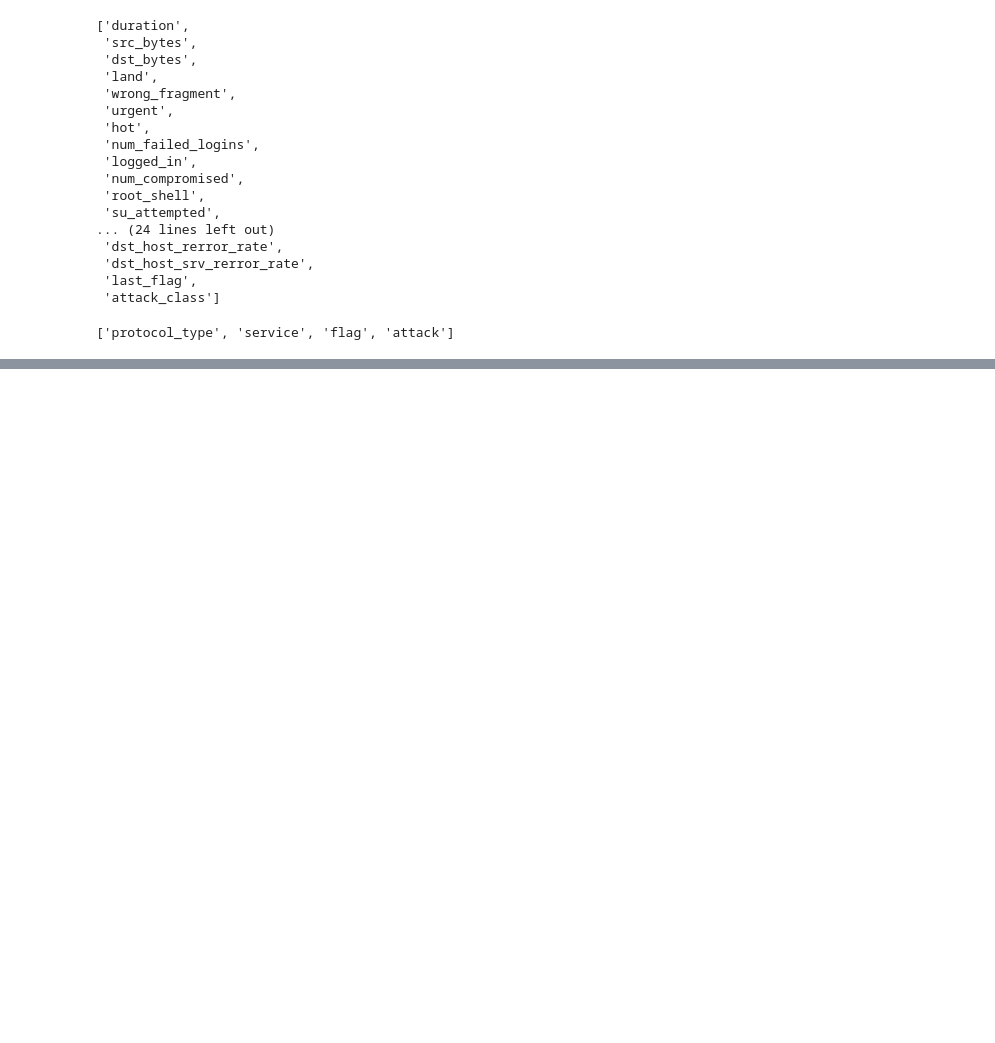
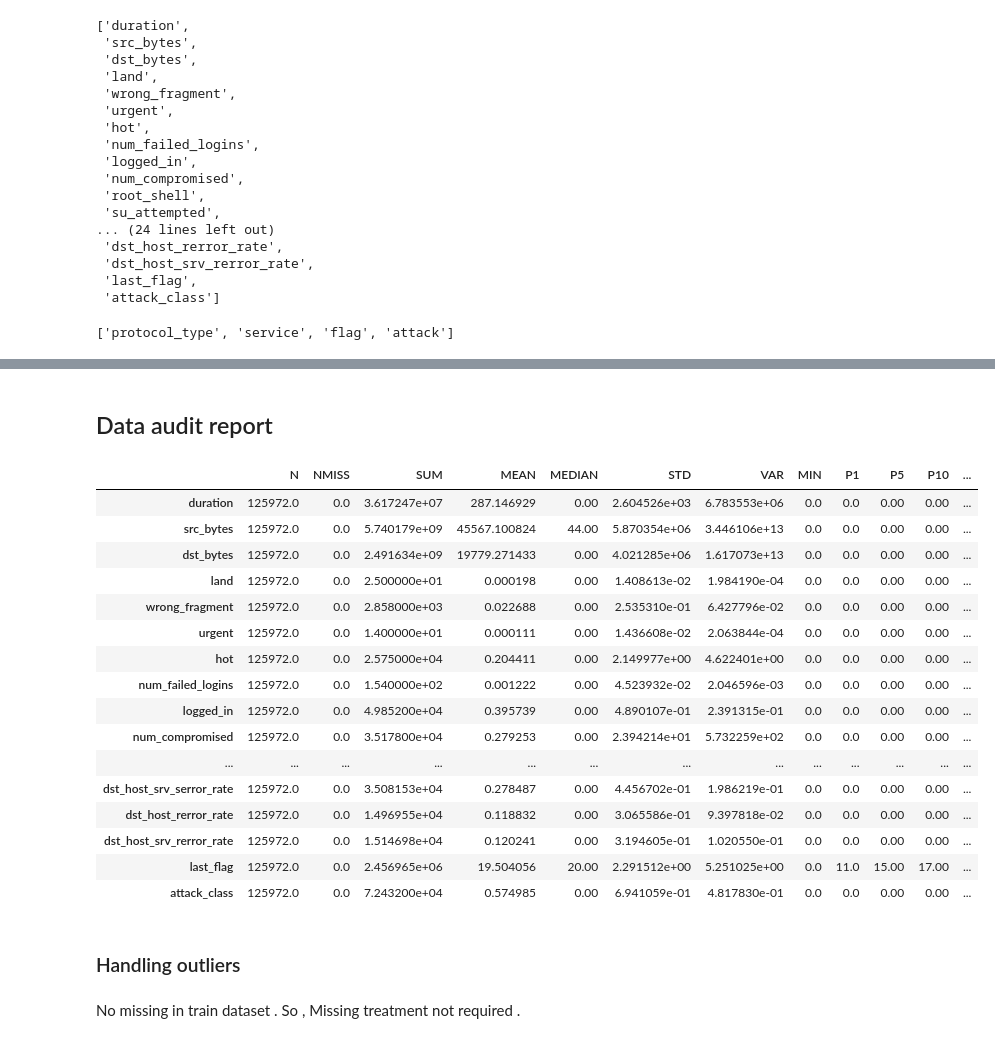
Before and after one commit to vansh412f/Enhanced_NIDS_prod, a Jupyter notebook: NIDS.ipynb, the cells around one changed output, grey strips where cells are left out. Drawn from its saved outputs; the diff is of its cells as text; code cells hidden in the pictures; blank space fills up the shorter version.

```diff
--- a/NIDS.ipynb
+++ b/NIDS.ipynb
@@ -277,3 +286,7 @@ numeric_var_names
 cat_var_names
 # %% [output]
 ['protocol_type', 'service', 'flag', 'attack']
+# %%
+train_num=train[numeric_var_names]
+test_num=test[numeric_var_names]
+train_num.head(5)
@@ -279,0 +312,29 @@ cat_var_names
+# %% [markdown]
+## Data audit report
+# %%
+# Creating Data audit Report
+def var_summary(x):
+    return pd.Series([x.count(), x.isnull().sum(), x.sum(), x.mean(), x.median(),  x.std(), x.var(), x.min(), x.dropna().quantile(0.01), x.dropna().quantile(0.05),x.dropna().quantile(0.10),x.dropna().quantile(0.25),x.dropna().quantile(0.50),x.dropna().quantile(0.75), x.dropna().quantile(0.90),x.dropna().quantile(0.95), x.dropna().quantile(0.99),x.max()],
+                  index=['N', 'NMISS', 'SUM', 'MEAN','MEDIAN', 'STD', 'VAR', 'MIN', 'P1' , 'P5' ,'P10' ,'P25' ,'P50' ,'P75' ,'P90' ,'P95' ,'P99' ,'MAX'])
+
+num_summary=train_num.apply(lambda x: var_summary(x)).T
+# %%
+num_summary
+# %% [output]
+|  | N | NMISS | SUM | MEAN | MEDIAN | STD | VAR | MIN | P1 | P5 | P10 | ... |
+| duration | 125972.0 | 0.0 | 3.617247e+07 | 287.146929 | 0.00 | 2.604526e+03 | 6.783553e+06 | 0.0 | 0.0 | 0.00 | 0.00 | ... |
+| src_bytes | 125972.0 | 0.0 | 5.740179e+09 | 45567.100824 | 44.00 | 5.870354e+06 | 3.446106e+13 | 0.0 | 0.0 | 0.00 | 0.00 | ... |
+| dst_bytes | 125972.0 | 0.0 | 2.491634e+09 | 19779.271433 | 0.00 | 4.021285e+06 | 1.617073e+13 | 0.0 | 0.0 | 0.00 | 0.00 | ... |
+| land | 125972.0 | 0.0 | 2.500000e+01 | 0.000198 | 0.00 | 1.408613e-02 | 1.984190e-04 | 0.0 | 0.0 | 0.00 | 0.00 | ... |
+| wrong_fragment | 125972.0 | 0.0 | 2.858000e+03 | 0.022688 | 0.00 | 2.535310e-01 | 6.427796e-02 | 0.0 | 0.0 | 0.00 | 0.00 | ... |
+| urgent | 125972.0 | 0.0 | 1.400000e+01 | 0.000111 | 0.00 | 1.436608e-02 | 2.063844e-04 | 0.0 | 0.0 | 0.00 | 0.00 | ... |
+| hot | 125972.0 | 0.0 | 2.575000e+04 | 0.204411 | 0.00 | 2.149977e+00 | 4.622401e+00 | 0.0 | 0.0 | 0.00 | 0.00 | ... |
+| num_failed_logins | 125972.0 | 0.0 | 1.540000e+02 | 0.001222 | 0.00 | 4.523932e-02 | 2.046596e-03 | 0.0 | 0.0 | 0.00 | 0.00 | ... |
+| logged_in | 125972.0 | 0.0 | 4.985200e+04 | 0.395739 | 0.00 | 4.890107e-01 | 2.391315e-01 | 0.0 | 0.0 | 0.00 | 0.00 | ... |
+| num_compromised | 125972.0 | 0.0 | 3.517800e+04 | 0.279253 | 0.00 | 2.394214e+01 | 5.732259e+02 | 0.0 | 0.0 | 0.00 | 0.00 | ... |
+| ... | ... | ... | ... | ... | ... | ... | ... | ... | ... | ... | ... | ... |
+| dst_host_srv_serror_rate | 125972.0 | 0.0 | 3.508153e+04 | 0.278487 | 0.00 | 4.456702e-01 | 1.986219e-01 | 0.0 | 0.0 | 0.00 | 0.00 | ... |
+| dst_host_rerror_rate | 125972.0 | 0.0 | 1.496955e+04 | 0.118832 | 0.00 | 3.065586e-01 | 9.397818e-02 | 0.0 | 0.0 | 0.00 | 0.00 | ... |
+| dst_host_srv_rerror_rate | 125972.0 | 0.0 | 1.514698e+04 | 0.120241 | 0.00 | 3.194605e-01 | 1.020550e-01 | 0.0 | 0.0 | 0.00 | 0.00 | ... |
+| last_flag | 125972.0 | 0.0 | 2.456965e+06 | 19.504056 | 20.00 | 2.291512e+00 | 5.251025e+00 | 0.0 | 11.0 | 15.00 | 17.00 | ... |
+| attack_class | 125972.0 | 0.0 | 7.243200e+04 | 0.574985 | 0.00 | 6.941059e-01 | 4.817830e-01 | 0.0 | 0.0 | 0.00 | 0.00 | ... |
@@ -279,0 +343,2 @@ cat_var_names
+# %% [markdown]
+### Handling outliers
@@ -279,0 +353,2 @@ cat_var_names
+# %% [markdown]
+No missing in train dataset . So , Missing treatment not required .
```
Also changed, not shown: parts of 79 cells of this notebook, 3 other files.
